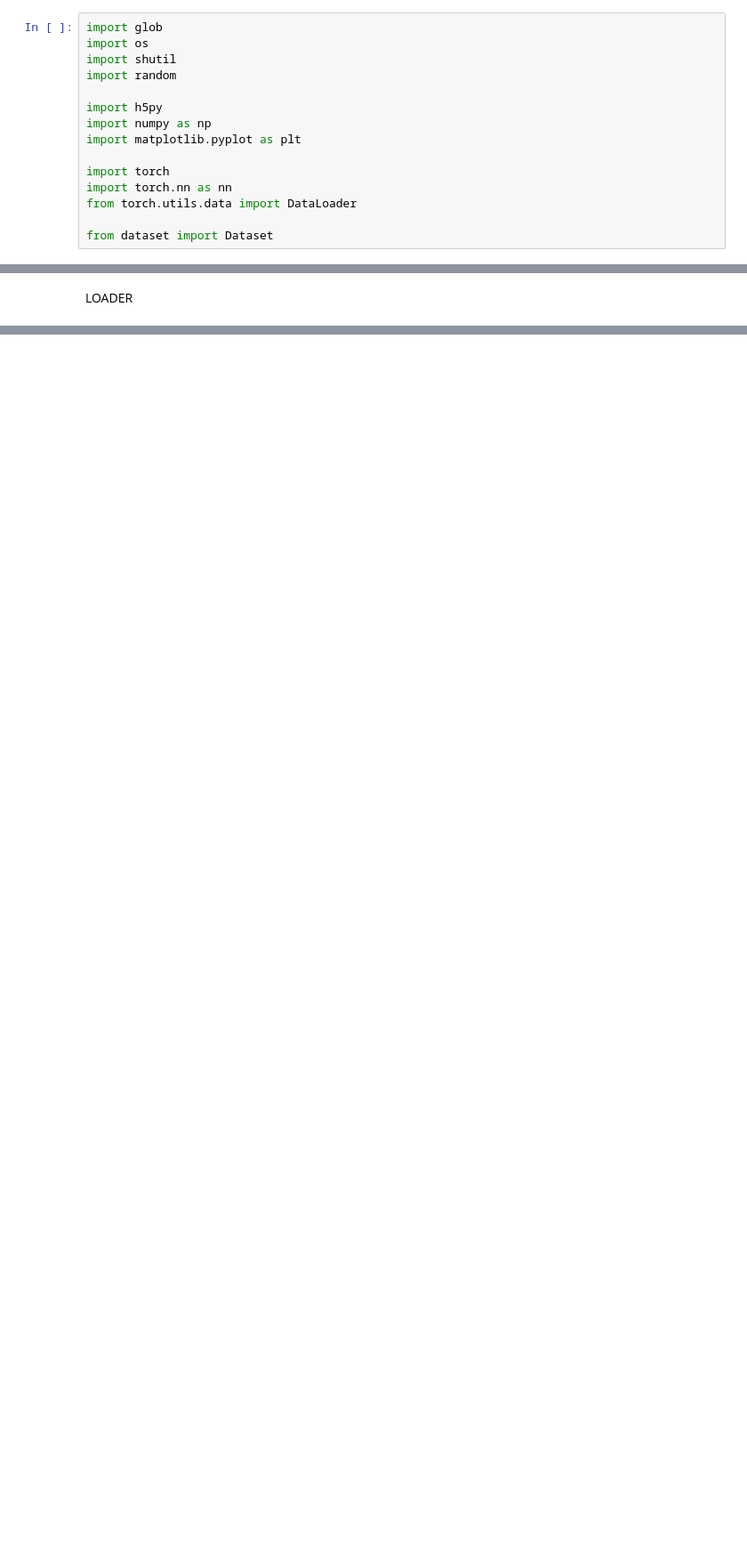
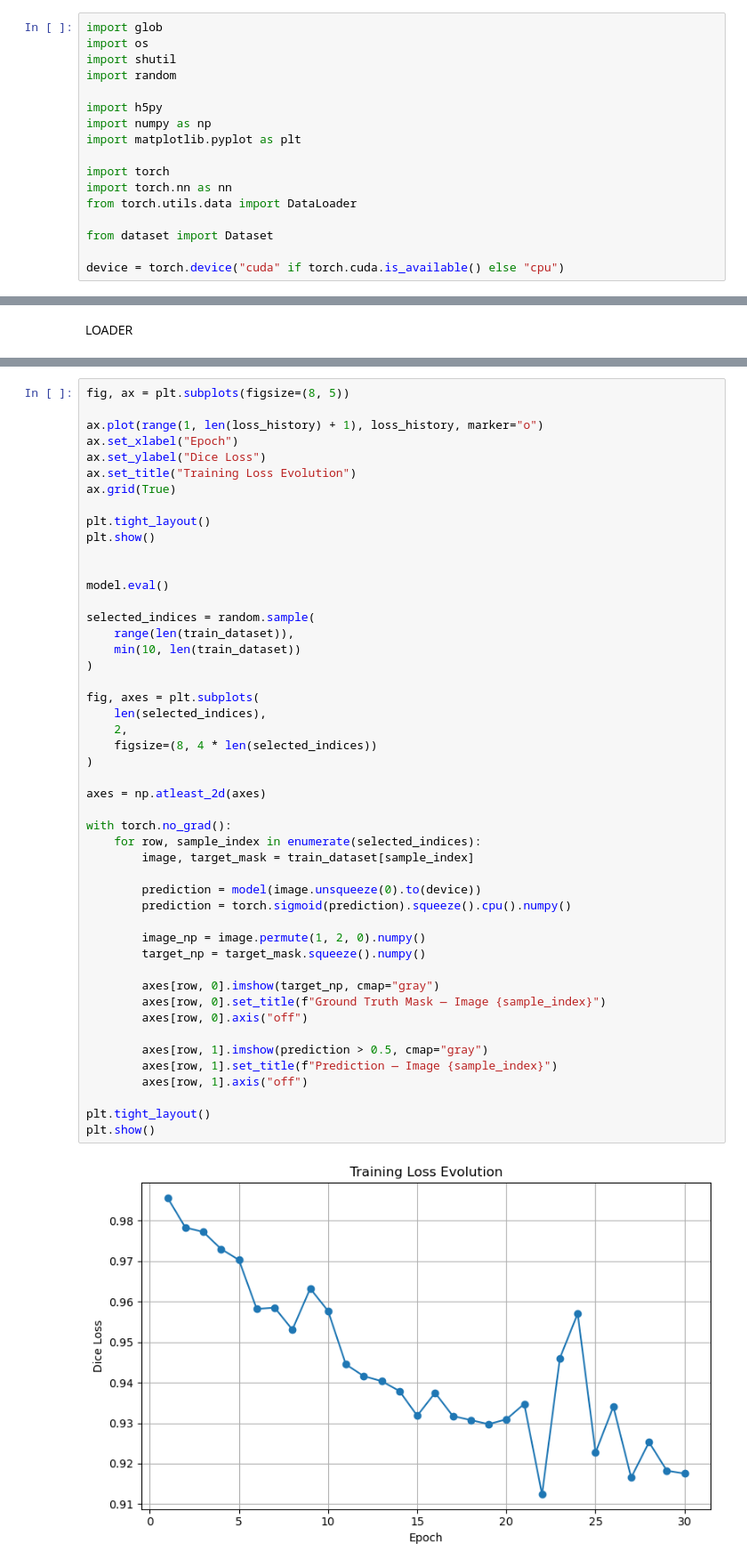
Before and after one commit to Dinis-CM/Contrail-Detection, a Jupyter notebook: Models/model1.ipynb, the cells around one changed output, grey strips where cells are left out. Shown at 89% size. Cells and saved outputs as stored; diff of their text form; blank space fills up the shorter version.

Commit message:
Overfit Test
Loss Too high, maybe a problem of single dice loss

```diff
--- a/Models/model1.ipynb
+++ b/Models/model1.ipynb
@@ -15,6 +15,8 @@ import torch.nn as nn
 from torch.utils.data import DataLoader
 
 from dataset import Dataset
+
+device = torch.device("cuda" if torch.cuda.is_available() else "cpu")
 # %% [markdown]
 PATHS
 # %%
@@ -117,0 +408,50 @@ Found 2636 images containing contrails.
+# %%
+fig, ax = plt.subplots(figsize=(8, 5))
+
+ax.plot(range(1, len(loss_history) + 1), loss_history, marker="o")
+ax.set_xlabel("Epoch")
+ax.set_ylabel("Dice Loss")
+ax.set_title("Training Loss Evolution")
+ax.grid(True)
+
+plt.tight_layout()
+plt.show()
+
+
+model.eval()
+
+selected_indices = random.sample(
+    range(len(train_dataset)),
+    min(10, len(train_dataset))
+)
+
+fig, axes = plt.subplots(
+    len(selected_indices),
+    2,
+    figsize=(8, 4 * len(selected_indices))
+)
+
+axes = np.atleast_2d(axes)
+
+with torch.no_grad():
+    for row, sample_index in enumerate(selected_indices):
+        image, target_mask = train_dataset[sample_index]
+
+        prediction = model(image.unsqueeze(0).to(device))
+        prediction = torch.sigmoid(prediction).squeeze().cpu().numpy()
+
+        image_np = image.permute(1, 2, 0).numpy()
+        target_np = target_mask.squeeze().numpy()
+
+        axes[row, 0].imshow(target_np, cmap="gray")
+        axes[row, 0].set_title(f"Ground Truth Mask — Image {sample_index}")
+        axes[row, 0].axis("off")
+
+        axes[row, 1].imshow(prediction > 0.5, cmap="gray")
+        axes[row, 1].set_title(f"Prediction — Image {sample_index}")
+        axes[row, 1].axis("off")
+
+plt.tight_layout()
+plt.show()
+# %% [output]
+[figure, added]
```
Also changed, not shown: parts of 11 cells of this notebook, 1 other file.
